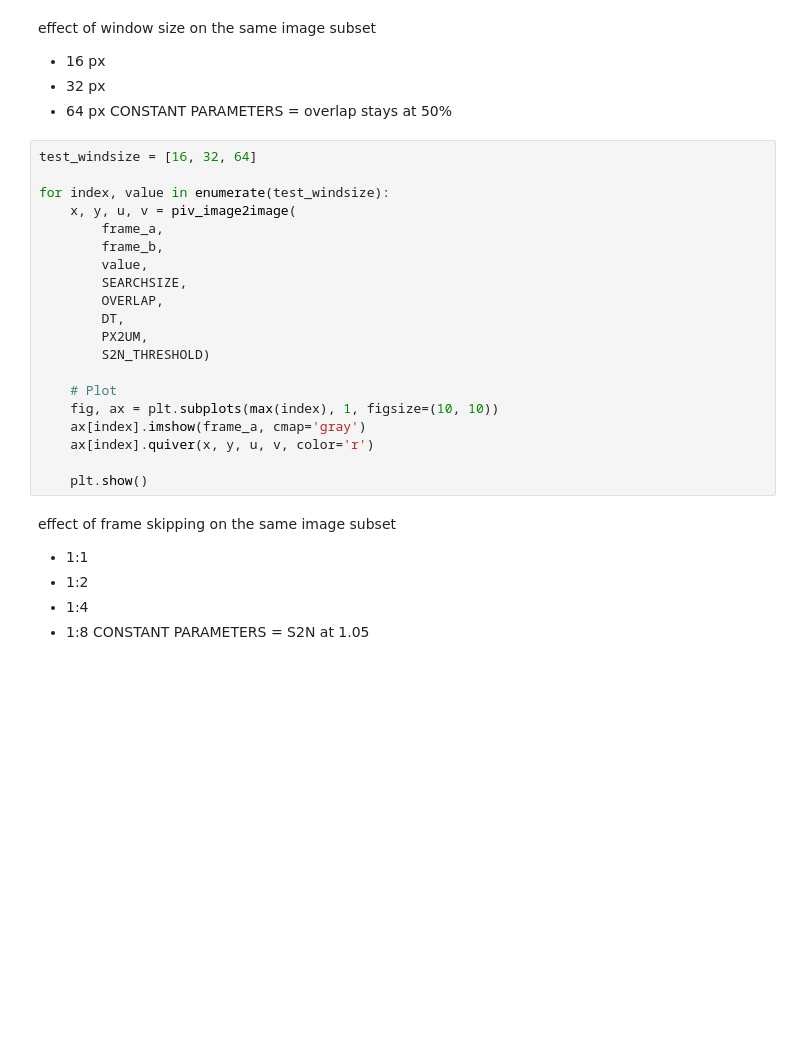
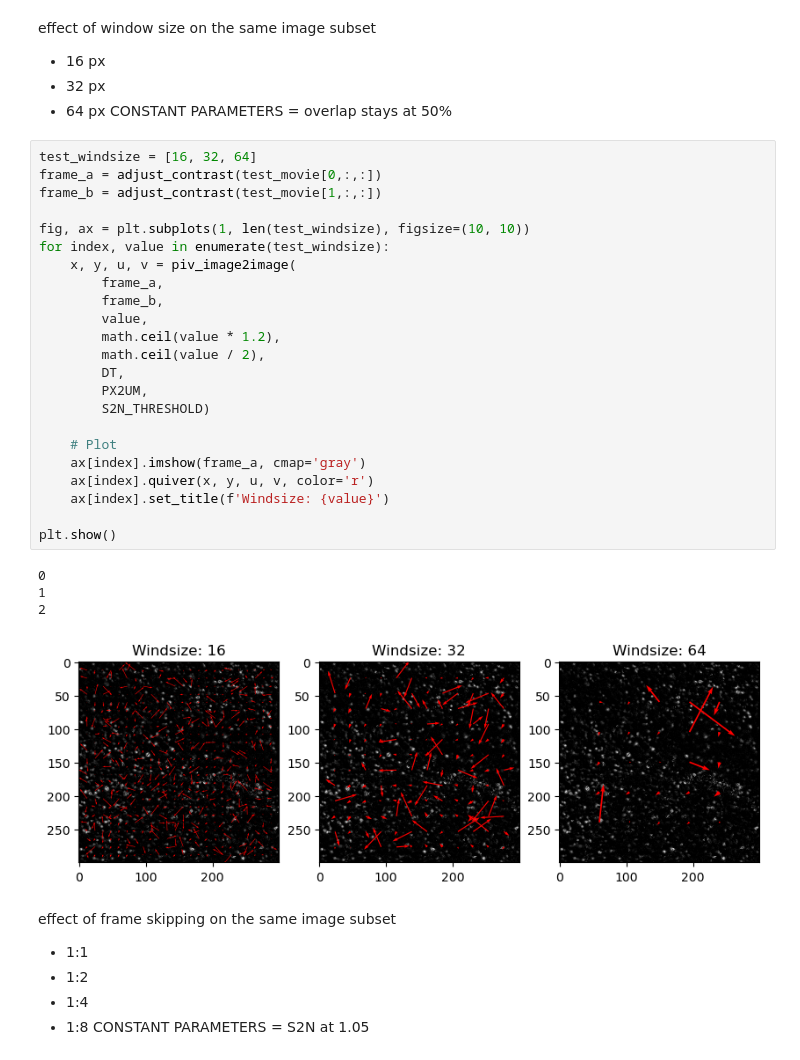
Before and after one commit to taryaksama/data-science, a Jupyter notebook: PIV/main.ipynb, the cells around one changed output. Drawn from its saved outputs; the diff is of its cells as text; blank space fills up the shorter version.

```diff
--- a/PIV/main.ipynb
+++ b/PIV/main.ipynb
@@ -63,24 +91,32 @@ effect of window size on the same image subset
 CONSTANT PARAMETERS = overlap stays at 50%
 # %%
 test_windsize = [16, 32, 64]
+frame_a = adjust_contrast(test_movie[0,:,:])
+frame_b = adjust_contrast(test_movie[1,:,:])
 
+fig, ax = plt.subplots(1, len(test_windsize), figsize=(10, 10))
 for index, value in enumerate(test_windsize):
     x, y, u, v = piv_image2image(
         frame_a,
         frame_b,
         value,
-        SEARCHSIZE,
-        OVERLAP,
+        math.ceil(value * 1.2),
+        math.ceil(value / 2),
         DT,
         PX2UM,
         S2N_THRESHOLD)
 
     # Plot
-    fig, ax = plt.subplots(max(index), 1, figsize=(10, 10))
     ax[index].imshow(frame_a, cmap='gray')
     ax[index].quiver(x, y, u, v, color='r')
+    ax[index].set_title(f'Windsize: {value}')
 
-    plt.show()
+plt.show()
+# %% [output]
+0
+1
+2
+[figure, added]
 # %% [markdown]
 effect of frame skipping on the same image subset
 - 1:1
```
Also changed, not shown: parts of 13 cells of this notebook, 5 other files.
